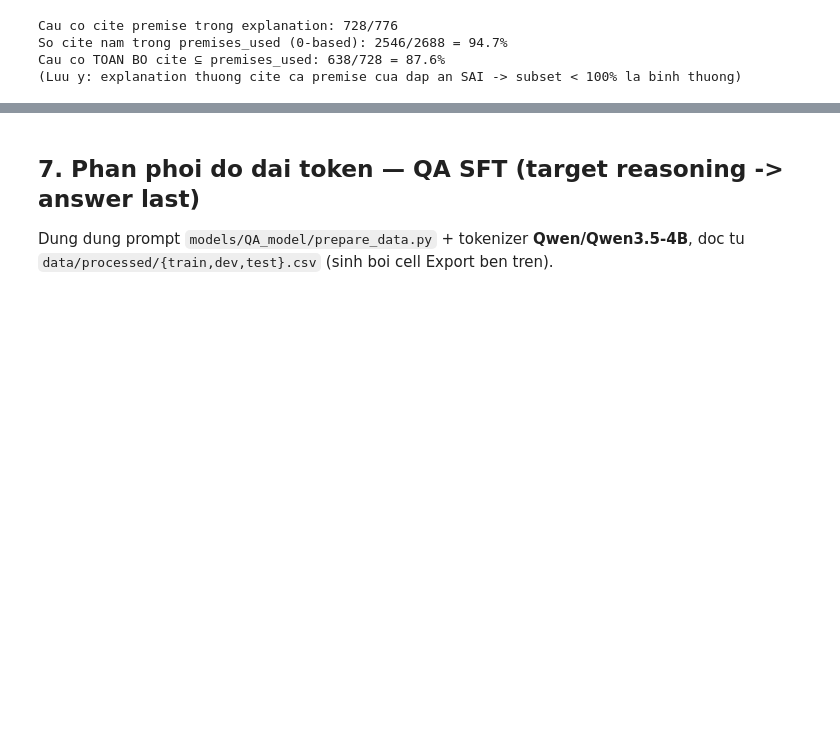
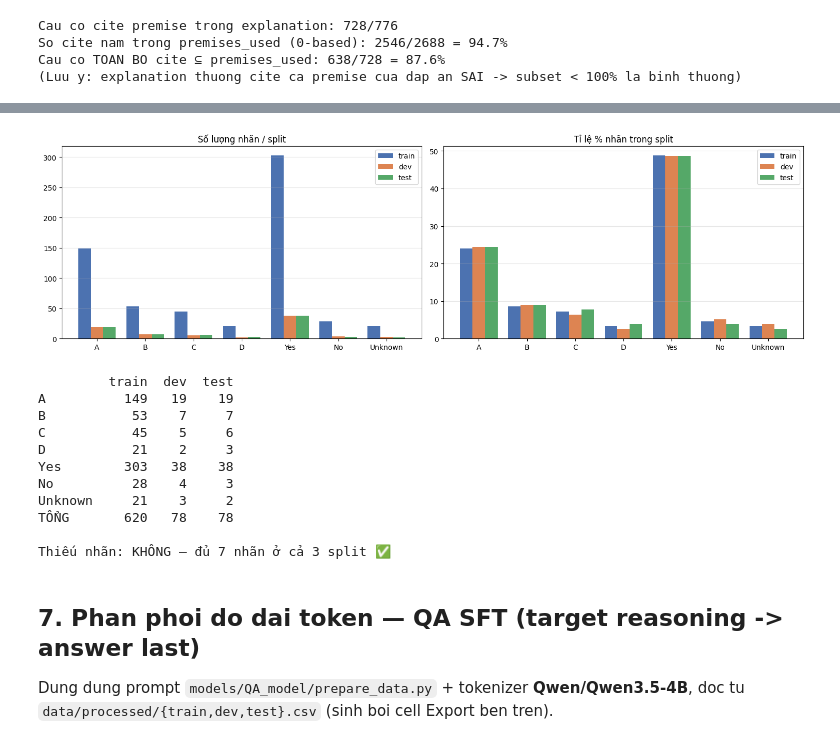
Before and after one commit to fishperson113/Exact_2026_Laplace-s_Red_Devils, a Jupyter notebook: Logic_Based_Educational_Queries_Project/notebooks/eda_reasoning_flat.ipynb, the cells around one changed output, grey strips where cells are left out. Drawn from its saved outputs; the diff is of its cells as text; code cells hidden in the pictures; blank space fills up the shorter version.

Commit message:
Update eda for split dataset with stratified strategy

```diff
--- a/Logic_Based_Educational_Queries_Project/notebooks/eda_reasoning_flat.ipynb
+++ b/Logic_Based_Educational_Queries_Project/notebooks/eda_reasoning_flat.ipynb
@@ -304,3 +359,47 @@ test: 77 dong (77 co reasoning) -> GHI DE E:\exact_2026\Exact_2026_Laplace-s_Red
+# %%
+# === Biểu đồ phân phối nhãn answer theo split (train/dev/test) ===
+import pandas as _pd
+from collections import Counter as _Ct
+
+HARD = ["A", "B", "C", "D", "Yes", "No", "Unknown"]
+_dist = {}
+for _sp in ("train", "dev", "test"):
+    _c = _Ct(_pd.read_csv(OUT / f"{_sp}.csv")["answer"].astype(str).str.strip())
+    _dist[_sp] = [_c.get(l, 0) for l in HARD]
+
+_xx = np.arange(len(HARD))
+_w = 0.26
+_cols = {"train": "#4C72B0", "dev": "#DD8452", "test": "#55A868"}
+fig, ax = plt.subplots(1, 2, figsize=(15, 4.5))
+for _k, _sp in enumerate(("train", "dev", "test")):
+    # (trái) số lượng
+    ax[0].bar(_xx + (_k - 1) * _w, _dist[_sp], _w, label=_sp, color=_cols[_sp])
+    # (phải) tỉ lệ % trong mỗi split → so SHAPE giữa các split (stratified nên gần giống nhau)
+    _tot = sum(_dist[_sp]) or 1
+    ax[1].bar(_xx + (_k - 1) * _w, [100 * v / _tot for v in _dist[_sp]], _w, label=_sp, color=_cols[_sp])
+for _a, _t in zip(ax, ("Số lượng nhãn / split", "Tỉ lệ % nhãn trong split")):
+    _a.set_xticks(_xx); _a.set_xticklabels(HARD); _a.set_title(_t); _a.legend(); _a.grid(axis="y", alpha=0.3)
+plt.tight_layout(); plt.savefig(FIG_DIR / "F_label_dist_by_split.png", dpi=120); plt.show()
+
+# Bảng count + kiểm tra đủ nhãn
+_tbl = _pd.DataFrame(_dist, index=HARD)
+_tbl.loc["TỔNG"] = _tbl.sum()
+print(_tbl)
+_missing = {sp: [HARD[i] for i, v in enumerate(_dist[sp]) if v == 0] for sp in _dist}
+print("\nThiếu nhãn:", {k: v for k, v in _missing.items() if v} or "KHÔNG — đủ 7 nhãn ở cả 3 split ✅")
+# %% [output]
+[figure, added]
+         train  dev  test
+A          149   19    19
+B           53    7     7
+C           45    5     6
+D           21    2     3
+Yes        303   38    38
+No          28    4     3
+Unknown     21    3     2
+TỔNG       620   78    78
+
+Thiếu nhãn: KHÔNG — đủ 7 nhãn ở cả 3 split ✅
 # %% [markdown]
 ## 7. Phan phoi do dai token — QA SFT (target reasoning -> answer last)
 Dung dung prompt `models/QA_model/prepare_data.py` + tokenizer **Qwen/Qwen3.5-4B**,
```
Also changed, not shown: parts of 4 cells of this notebook, 10 other files.
